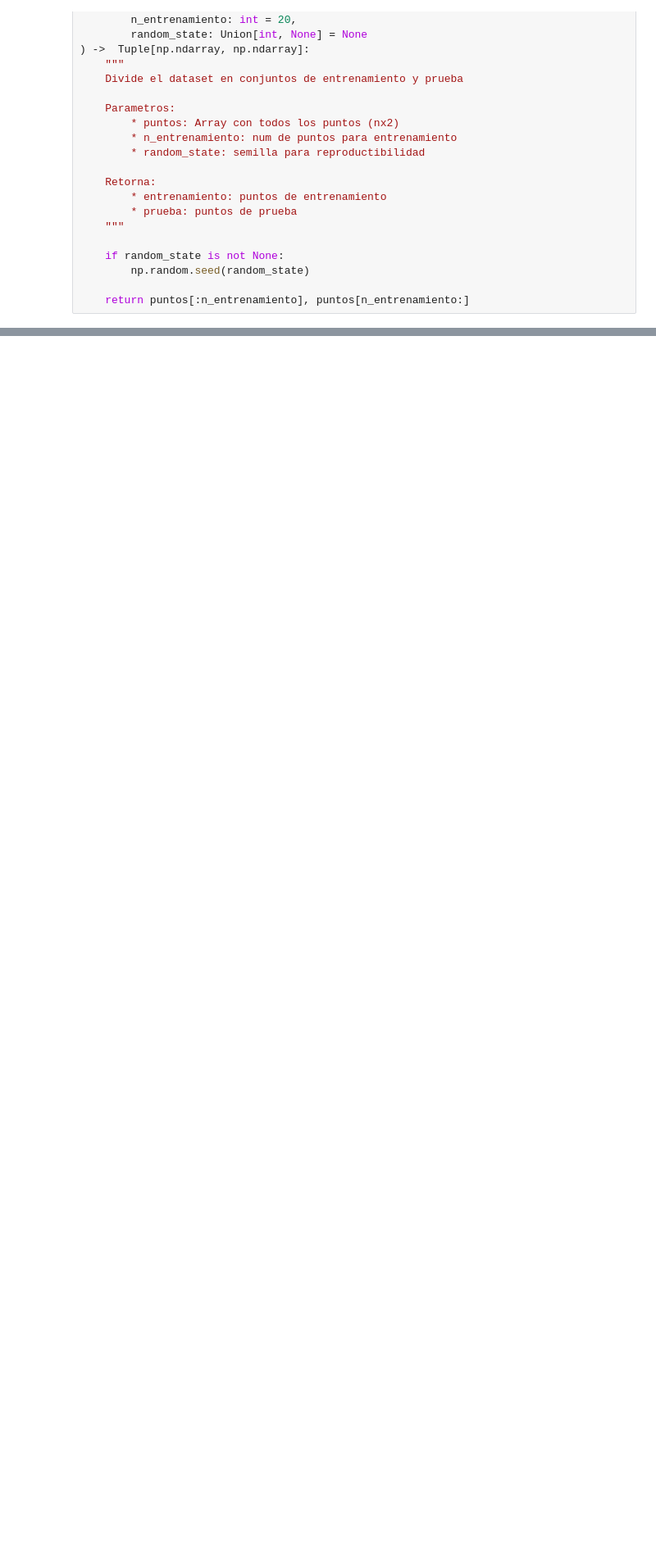
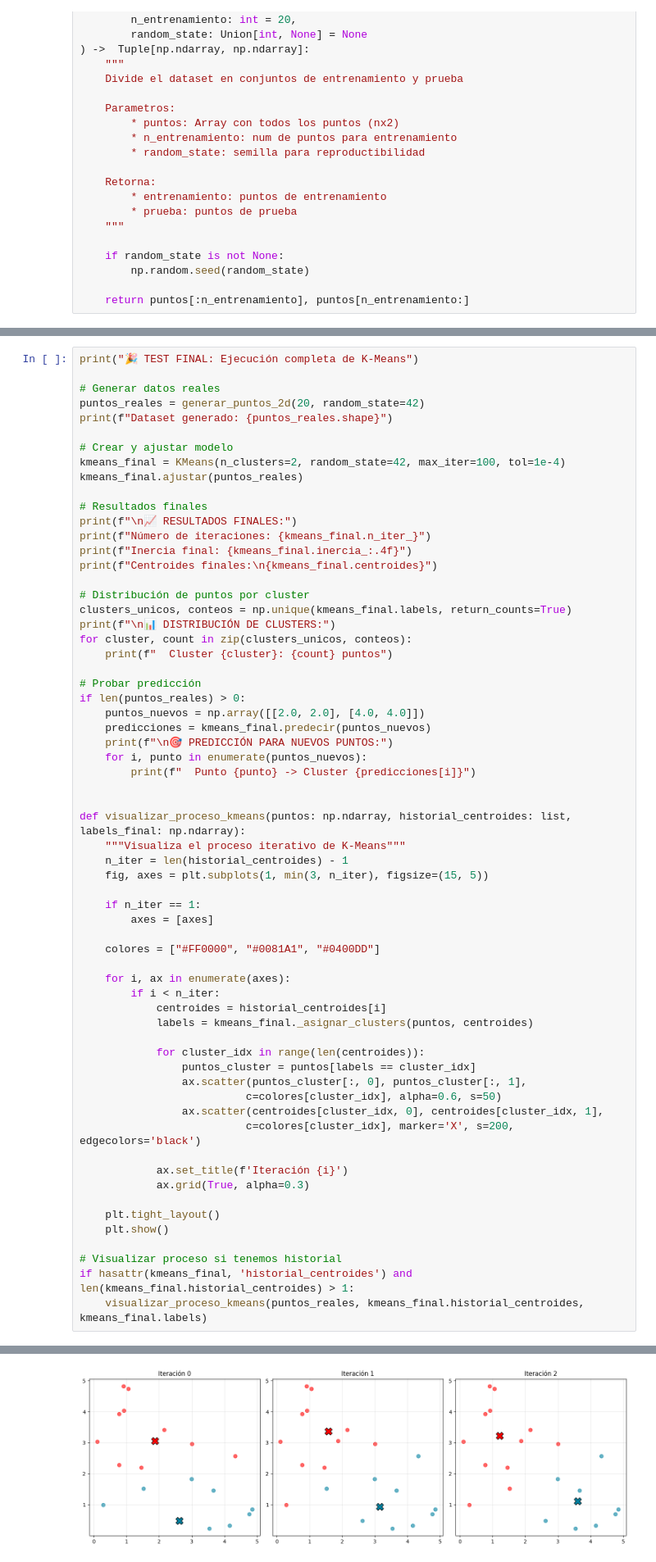
Before and after one commit to germanricco/IA1, a Jupyter notebook: tp8-aprendizaje/TP8.ipynb, the cells around one changed output, grey strips where cells are left out. Shown: that part at 82% size. Cells and saved outputs as stored; diff of their text form; blank space fills up the shorter version.

```diff
--- a/tp8-aprendizaje/TP8.ipynb
+++ b/tp8-aprendizaje/TP8.ipynb
@@ -146,0 +350,64 @@ def dividir_datset(
+# %%
+print("🎉 TEST FINAL: Ejecución completa de K-Means")
+
+# Generar datos reales
+puntos_reales = generar_puntos_2d(20, random_state=42)
+print(f"Dataset generado: {puntos_reales.shape}")
+
+# Crear y ajustar modelo
+kmeans_final = KMeans(n_clusters=2, random_state=42, max_iter=100, tol=1e-4)
+kmeans_final.ajustar(puntos_reales)
+
+# Resultados finales
+print(f"\n📈 RESULTADOS FINALES:")
+print(f"Número de iteraciones: {kmeans_final.n_iter_}")
+print(f"Inercia final: {kmeans_final.inercia_:.4f}")
+print(f"Centroides finales:\n{kmeans_final.centroides}")
+
+# Distribución de puntos por cluster
+clusters_unicos, conteos = np.unique(kmeans_final.labels, return_counts=True)
+print(f"\n📊 DISTRIBUCIÓN DE CLUSTERS:")
+for cluster, count in zip(clusters_unicos, conteos):
+    print(f"  Cluster {cluster}: {count} puntos")
+
+# Probar predicción
+if len(puntos_reales) > 0:
+    puntos_nuevos = np.array([[2.0, 2.0], [4.0, 4.0]])
+    predicciones = kmeans_final.predecir(puntos_nuevos)
+    print(f"\n🎯 PREDICCIÓN PARA NUEVOS PUNTOS:")
+    for i, punto in enumerate(puntos_nuevos):
+        print(f"  Punto {punto} -> Cluster {predicciones[i]}")
+
+
+def visualizar_proceso_kmeans(puntos: np.ndarray, historial_centroides: list, labels_final: np.ndarray):
+    """Visualiza el proceso iterativo de K-Means"""
+    n_iter = len(historial_centroides) - 1
+    fig, axes = plt.subplots(1, min(3, n_iter), figsize=(15, 5))
+
+    if n_iter == 1:
+        axes = [axes]
+
+    colores = ["#FF0000", "#0081A1", "#0400DD"]
+
+    for i, ax in enumerate(axes):
+        if i < n_iter:
+            centroides = historial_centroides[i]
+            labels = kmeans_final._asignar_clusters(puntos, centroides)
+
+            for cluster_idx in range(len(centroides)):
+                puntos_cluster = puntos[labels == cluster_idx]
+                ax.scatter(puntos_cluster[:, 0], puntos_cluster[:, 1],
+                          c=colores[cluster_idx], alpha=0.6, s=50)
+                ax.scatter(centroides[cluster_idx, 0], centroides[cluster_idx, 1],
+                          c=colores[cluster_idx], marker='X', s=200, edgecolors='black')
+
+            ax.set_title(f'Iteración {i}')
+            ax.grid(True, alpha=0.3)
+
+    plt.tight_layout()
+    plt.show()
+
+# Visualizar proceso si tenemos historial
+if hasattr(kmeans_final, 'historial_centroides') and len(kmeans_final.historial_centroides) > 1:
+    visualizar_proceso_kmeans(puntos_reales, kmeans_final.historial_centroides, kmeans_final.labels)
+# %% [output]
@@ -147,3 +431,4 @@ def dividir_datset(
+[figure, added]
 # %% [markdown]
 
 &emsp;&emsp;3.2 Tome los tres puntos restantes y clasifíquelos en los grupos obtenidos anteriormente usando el algoritmo Knn. Utilice distintos valores de K y anote lo que observa con esta elección.
```
Also changed, not shown: parts of 4 cells of this notebook.
